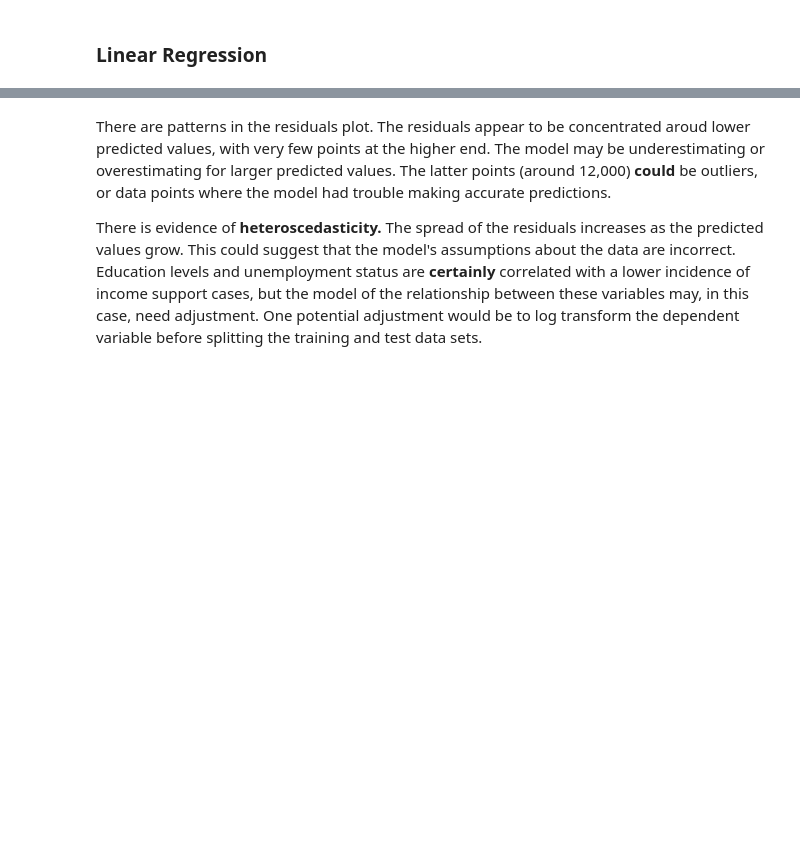
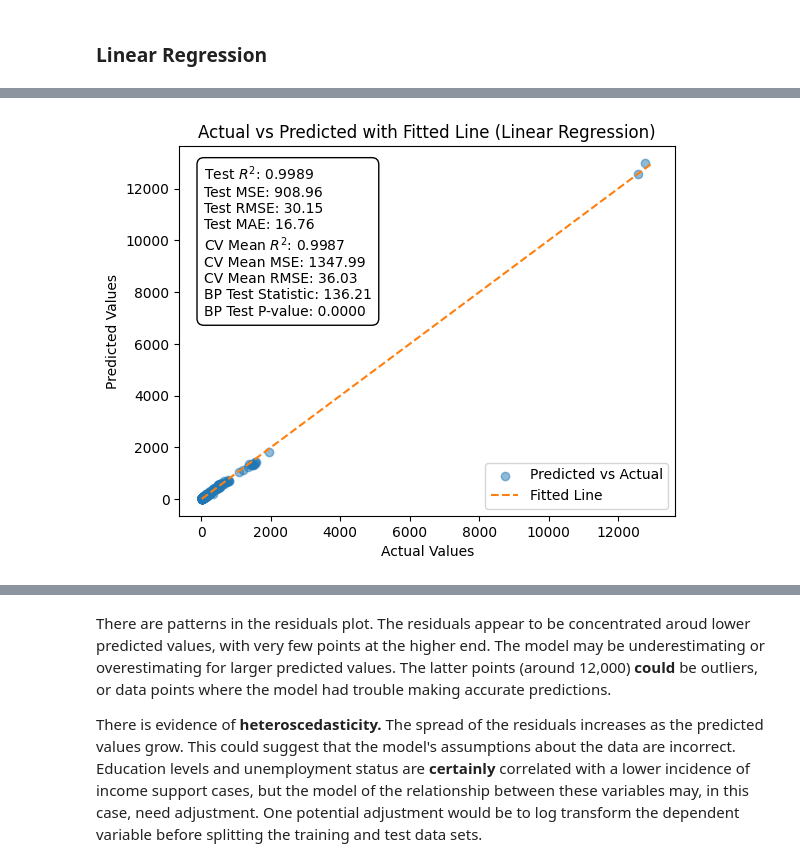
Before and after one commit to sa0v/Income_Support, a Jupyter notebook: Income Support.ipynb, the cells around one changed output, grey strips where cells are left out. Cells and saved outputs as stored; diff of their text form; code cells hidden in the pictures; blank space fills up the shorter version.

```diff
--- a/Income Support.ipynb
+++ b/Income Support.ipynb
@@ -223,31 +223,90 @@ The correlation matrix reveals a high, **positive** linear correlation between t
 # %% [markdown]
 ### Linear Regression
 # %%
+import numpy as np
+import matplotlib.pyplot as plt
+from sklearn.model_selection import train_test_split, cross_val_score
+from sklearn.linear_model import LinearRegression
+from sklearn.metrics import mean_squared_error, r2_score, mean_absolute_error
+from statsmodels.stats.diagnostic import het_breuschpagan
+import statsmodels.api as sm
+
+# Assuming `data` is already loaded
 df = data.copy()
-df.dropna(subset=['Education..Less.than.grade.7','Education..Grades.7.to.10','Employment.Status..Unemployed'],inplace=True)
-# Split data into features (X) and target (Y)
-X = df[['Education..Less.than.grade.7','Education..Grades.7.to.10','Employment.Status..Unemployed']]  # Feature (independent variable)
-y = df['Individuals']    # Target (dependent variable)
+df.dropna(subset=['Education..Less.than.grade.7', 'Education..Grades.7.to.10', 'Employment.Status..Unemployed'], inplace=True)
+
+# Split data into features (X) and target (y)
+X = df[['Education..Less.than.grade.7', 'Education..Grades.7.to.10', 'Employment.Status..Unemployed']]  # Features
+y = df['Individuals']  # Target
 
 # Split the data into training and testing sets
 X_train, X_test, y_train, y_test = train_test_split(X, y, test_size=0.2, random_state=42)
 
-# Create a linear regression model
+# Create and train a linear regression model
 model = LinearRegression()
-
-# Train the model
 model.fit(X_train, y_train)
 
 # Make predictions
 y_pred = model.predict(X_test)
 
-# Coefficients and intercept
-print("Coefficient (Slope):", model.coef_[0])
-print("Intercept:", model.intercept_)
-
 # Evaluate the model
 mse = mean_squared_error(y_test, y_pred)
-r2 = r2_score(y_test, y_pred)
-print("Mean Squared Error:", mse)
-print("R-squared:", r2)
+rmse = np.sqrt(mse)  # Root Mean Squared Error
+mae = mean_absolute_error(y_test, y_pred)  # Mean Absolute Error
+r2 = r2_score(y_test, y_pred)  # R-squared
+
+# Cross-validation
+cv_mse_scores = -cross_val_score(model, X, y, cv=5, scoring='neg_mean_squared_error')  # Convert negative MSE to positive
+cv_rmse_scores = np.sqrt(cv_mse_scores)  # Compute RMSE for each fold
+cv_r2_scores = cross_val_score(model, X, y, cv=5, scoring='r2')  # R^2 scores for each fold
+
+# Cross-validation metrics
+cv_mse_mean = np.mean(cv_mse_scores)
+cv_rmse_mean = np.mean(cv_rmse_scores)
+cv_r2_mean = np.mean(cv_r2_scores)
+
+# Residuals
+residuals = y_test - y_pred
+
+# Perform Breusch-Pagan test
+X_with_const = sm.add_constant(X_test)  # Add a constant to the independent variables
+bp_test = het_breuschpagan(residuals, X_with_const)
+bp_test_stat = bp_test[0]  # BP test statistic
+bp_p_value = bp_test[1]  # P-value of the test
+
+# Create a formatted string for performance metrics
+metrics_text = (
+    f"Test $R^2$: {r2:.4f}\n"
+    f"Test MSE: {mse:.2f}\n"
+    f"Test RMSE: {rmse:.2f}\n"
+    f"Test MAE: {mae:.2f}\n"
+    f"CV Mean $R^2$: {cv_r2_mean:.4f}\n"
+    f"CV Mean MSE: {cv_mse_mean:.2f}\n"
+    f"CV Mean RMSE: {cv_rmse_mean:.2f}\n"
+    f"BP Test Statistic: {bp_test_stat:.2f}\n"
+    f"BP Test P-value: {bp_p_value:.4f}"
+)
+
+# Scatter plot of actual vs predicted
+plt.scatter(y_test, y_pred, color='tab:blue', label='Predicted vs Actual', alpha=0.5)
+
+# Fitted line
+line_start = min(y_test.min(), y_pred.min())
+line_end = max(y_test.max(), y_pred.max())
+plt.plot([line_start, line_end], [line_start, line_end], color='tab:orange', linestyle='--', label='Fitted Line')
+
+# Add performance metrics as text on the plot
+plt.text(
+    0.05, 0.95, metrics_text, transform=plt.gca().transAxes, fontsize=10,
+    verticalalignment='top', bbox=dict(boxstyle="round,pad=0.5", edgecolor="black", facecolor="white")
+)
+
+# Labels and legend
+plt.title("Actual vs Predicted with Fitted Line (Linear Regression)")
+plt.xlabel("Actual Values")
+plt.ylabel("Predicted Values")
+plt.legend()
+plt.grid(False)
+
+plt.show()
 # %% [output]
@@ -258 +313,2 @@ R-squared: 0.9988912693520006
+[figure, added]
 # %% [markdown]
```
Also changed, not shown: parts of 46 cells of this notebook.
